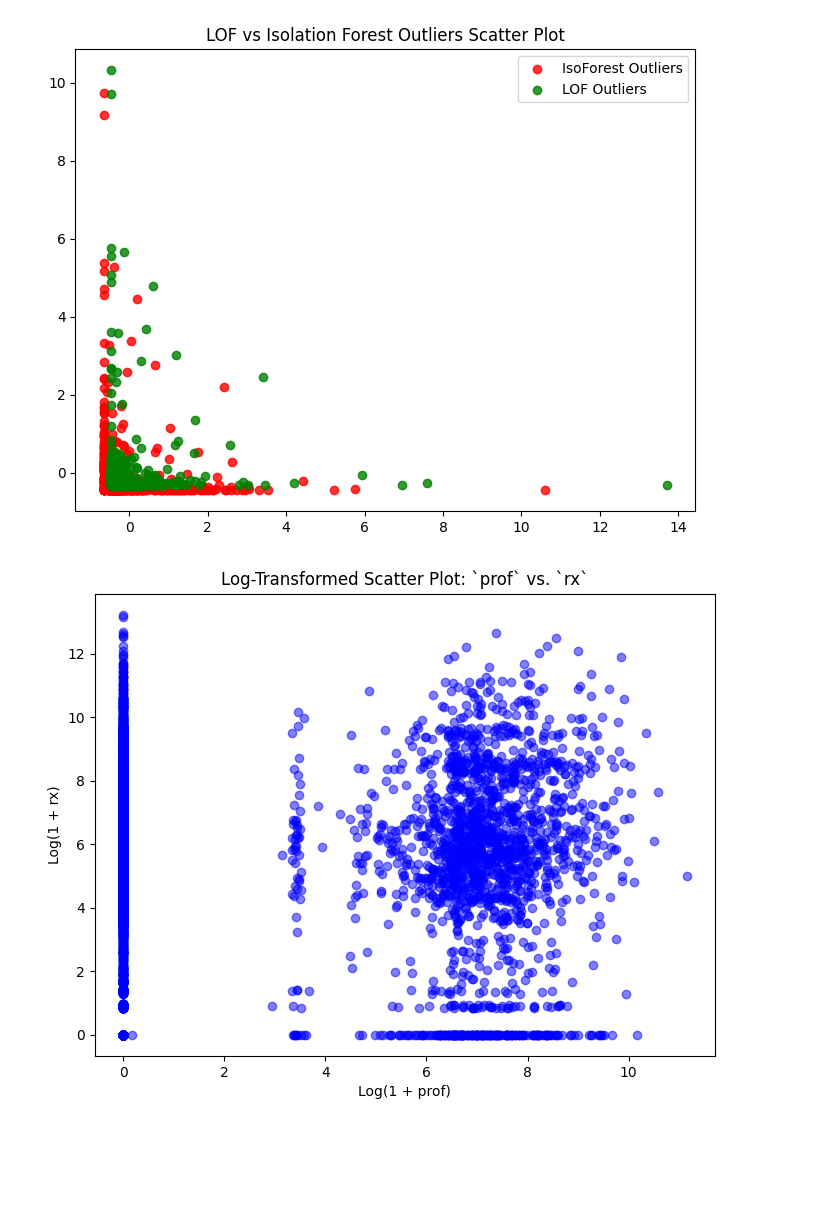
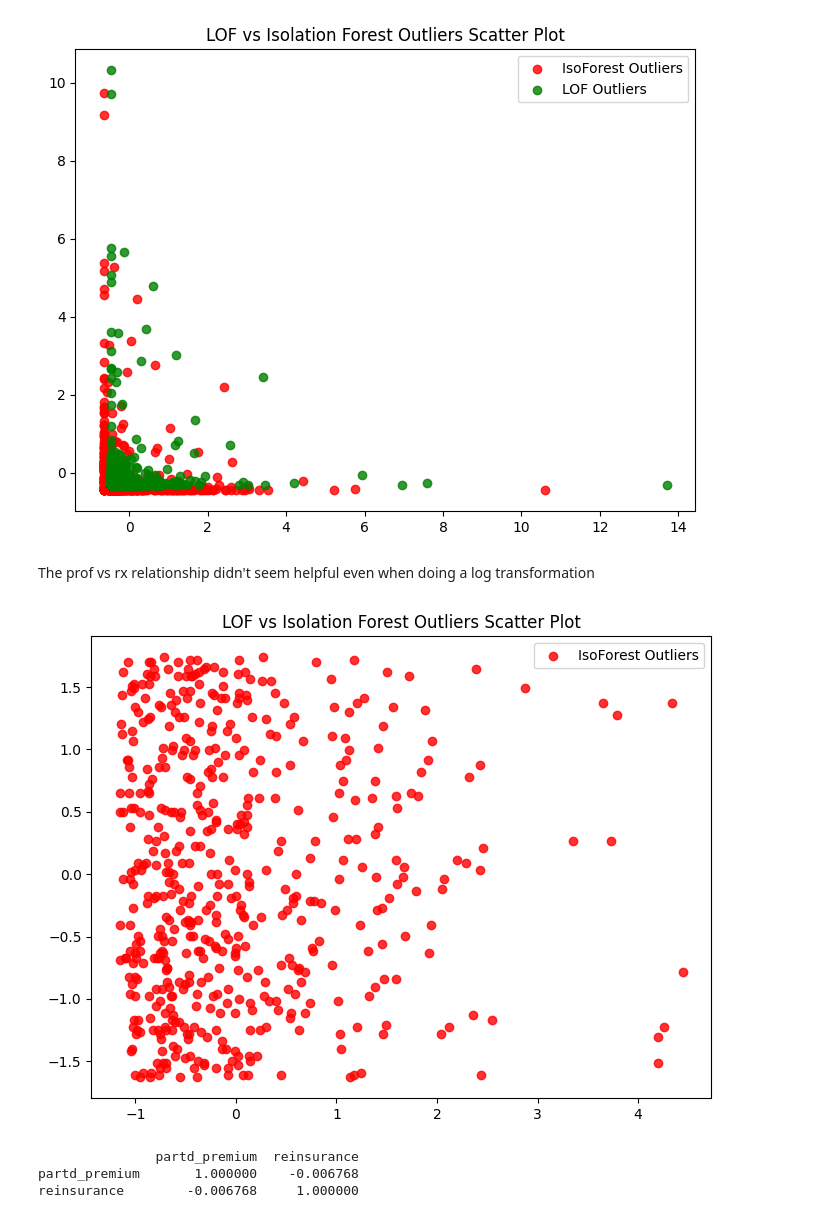
Before and after one commit to lizbethkr/Outlier-Detection, a Jupyter notebook: notebooks/outlier_detection.ipynb, the cells around one changed output. Cells and saved outputs as stored; diff of their text form; code cells hidden in the pictures; blank space fills up the shorter version.

```diff
--- a/notebooks/outlier_detection.ipynb
+++ b/notebooks/outlier_detection.ipynb
@@ -611,14 +633,31 @@ plt.legend()
 plt.show()
 # %% [output]
 [figure]
-# %%
-prof_log = np.log1p(customers['prof'])  # log(1 + x) avoids log(0) issues
-rx_log = np.log1p(customers['rx'])
-plt.figure(figsize=(8,6))
-plt.scatter(prof_log, rx_log, alpha=0.5, color='blue')
-plt.xlabel("Log(1 + prof)")
-plt.ylabel("Log(1 + rx)")
-plt.title("Log-Transformed Scatter Plot: `prof` vs. `rx`")
-plt.show()
-# %% [output]
-[figure, removed]
+# %% [markdown]
+The prof vs rx relationship didn't seem helpful even when doing a log transformation
+# %%
+plt.figure(figsize=(8,6))
+
+# Highlight Isolation Forest outliers
+plt.scatter(scaled_iso_outliers_df['partd_premium'],
+            scaled_iso_outliers_df['reinsurance'],
+            color='red', alpha=0.8, label='IsoForest Outliers')
+
+# Highlight LOF outliers
+# plt.scatter(scaled_lof_outliers_df['prof'],
+#             scaled_lof_outliers_df['rx'],
+#             color='green', alpha=0.8, label='LOF Outliers')
+
+plt.xlabel("")
+plt.ylabel("")
+plt.title("LOF vs Isolation Forest Outliers Scatter Plot")
+plt.legend()
+plt.show()
+# %% [output]
+[figure, added]
+# %%
+print(customers[['partd_premium', 'reinsurance']].corr())
+# %% [output]
+               partd_premium  reinsurance
+partd_premium       1.000000    -0.006768
+reinsurance        -0.006768     1.000000
```
Also changed, not shown: parts of 7 cells of this notebook.
